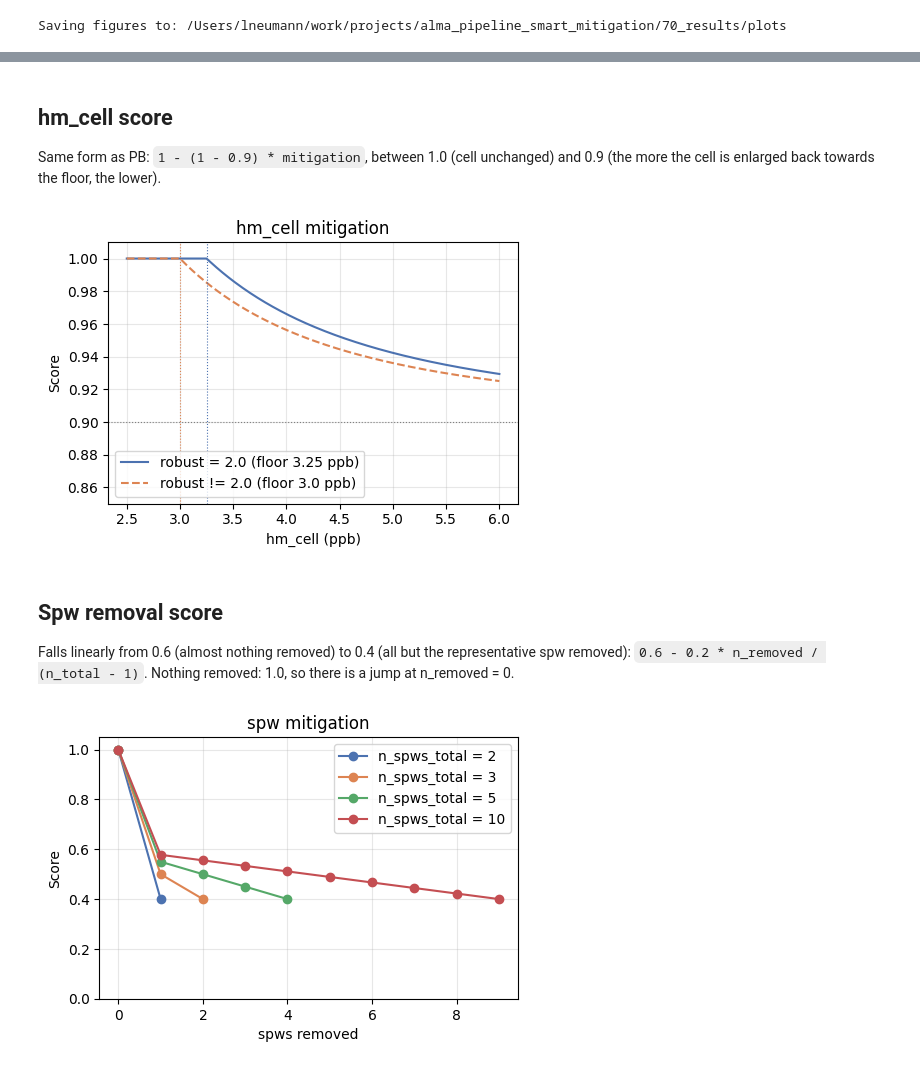
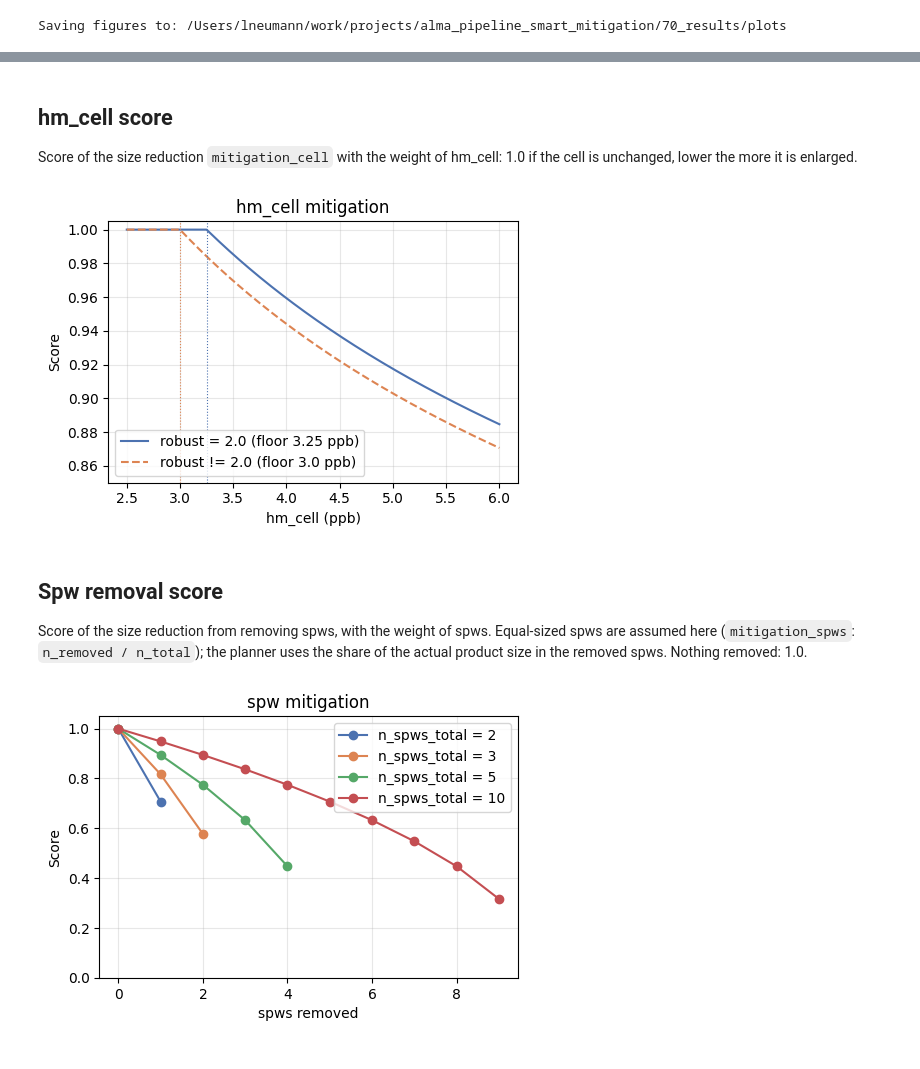
Before and after one commit to lukas-neumann-astro/alma_pipeline_smart_mitigation, a Jupyter notebook: diagnostic_plots_mitigation_scores.ipynb, the cells around one changed output, grey strips where cells are left out. Drawn from its saved outputs; the diff is of its cells as text; code cells hidden in the pictures.

```diff
--- a/diagnostic_plots_mitigation_scores.ipynb
+++ b/diagnostic_plots_mitigation_scores.ipynb
@@ -114,56 +140,55 @@ plt.show()
 # %% [markdown]
 ## hm_cell score
 
-Same form as PB: `1 - (1 - 0.9) * mitigation`, between 1.0 (cell unchanged) and 0.9 (the more the cell is enlarged back towards the floor, the lower).
+Score of the size reduction `mitigation_cell` with the weight of hm_cell: 1.0 if the cell is unchanged, lower the more it is enlarged.
 # %%
 CELL_FLOOR_ROBUST_2 = 3.25
 CELL_FLOOR_DEFAULT = 3.0
 
 ppb_values = np.linspace(2.5, 6.0, 300)
-score_robust2 = [score_cell(mitigation_cell(ppb, robust=2.0)) for ppb in ppb_values]
-score_default = [score_cell(mitigation_cell(ppb, robust=None)) for ppb in ppb_values]
+score_robust2 = [lever_score(mitigation_cell(ppb, robust=2.0), LEVER_WEIGHTS["cell"]) for ppb in ppb_values]
+score_default = [lever_score(mitigation_cell(ppb, robust=None), LEVER_WEIGHTS["cell"]) for ppb in ppb_values]
 
 fig, ax = plt.subplots(figsize=(5, 5/1.4))
 ax.plot(ppb_values, score_robust2, label="robust = 2.0 (floor 3.25 ppb)", color="#4C72B0")
 ax.plot(ppb_values, score_default, label="robust != 2.0 (floor 3.0 ppb)", color="#DD8452", linestyle="--")
 ax.axvline(CELL_FLOOR_ROBUST_2, color="#4C72B0", linewidth=0.8, linestyle=":")
 ax.axvline(CELL_FLOOR_DEFAULT, color="#DD8452", linewidth=0.8, linestyle=":")
-ax.axhline(SCORE_MIN_PB_CELL, color="gray", linewidth=0.8, linestyle=":")
 ax.set_xlabel("hm_cell (ppb)")
 ax.set_ylabel("Score")
 ax.set_title("hm_cell mitigation")
-ax.set_ylim(0.85, 1.01)
+ax.set_ylim(0.85, 1.005)
 ax.legend(loc="lower left")
 ax.grid(alpha=0.3)
 fig.tight_layout()
 fig.savefig(PLOT_DIR / "hm_cell_mitigation_scores.png", dpi=150)
 plt.show()
 # %% [output]
-[figure, old version]
+[figure, new version]
 # %% [markdown]
 ## Spw removal score
 
-Falls linearly from 0.6 (almost nothing removed) to 0.4 (all but the representative spw removed): `0.6 - 0.2 * n_removed / (n_total - 1)`. Nothing removed: 1.0, so there is a jump at n_removed = 0.
+Score of the size reduction from removing spws, with the weight of spws. Equal-sized spws are assumed here (`mitigation_spws`: `n_removed / n_total`); the planner uses the share of the actual product size in the removed spws. Nothing removed: 1.0.
 # %%
 n_spws_total_values = [2, 3, 5, 10]
 colors = ["#4C72B0", "#DD8452", "#55A868", "#C44E52"]
 
 fig, ax = plt.subplots(figsize=(5, 5/1.4))
 for n_total, color in zip(n_spws_total_values, colors):
     n_removed_values = np.arange(0, n_total)
-    ax.plot(n_removed_values, [score_spws(n_total, k) for k in n_removed_values],
+    ax.plot(n_removed_values, [lever_score(mitigation_spws(n_total, k), LEVER_WEIGHTS["spws"]) for k in n_removed_values],
             marker="o", label=f"n_spws_total = {n_total}", color=color)
 ax.set_xlabel("spws removed")
 ax.set_ylabel("Score")
 ax.set_title("spw mitigation")
 ax.set_ylim(0, 1.05)
 ax.legend(loc="upper right")
 ax.grid(alpha=0.3)
 fig.tight_layout()
 fig.savefig(PLOT_DIR / "spws_mitigation_scores.png", dpi=150)
 plt.show()
 # %% [output]
-[figure, old version]
+[figure, new version]
 # %% [markdown]
 ## Field removal score
 
```
Also changed, not shown: parts of 12 cells of this notebook, 2 other files.
